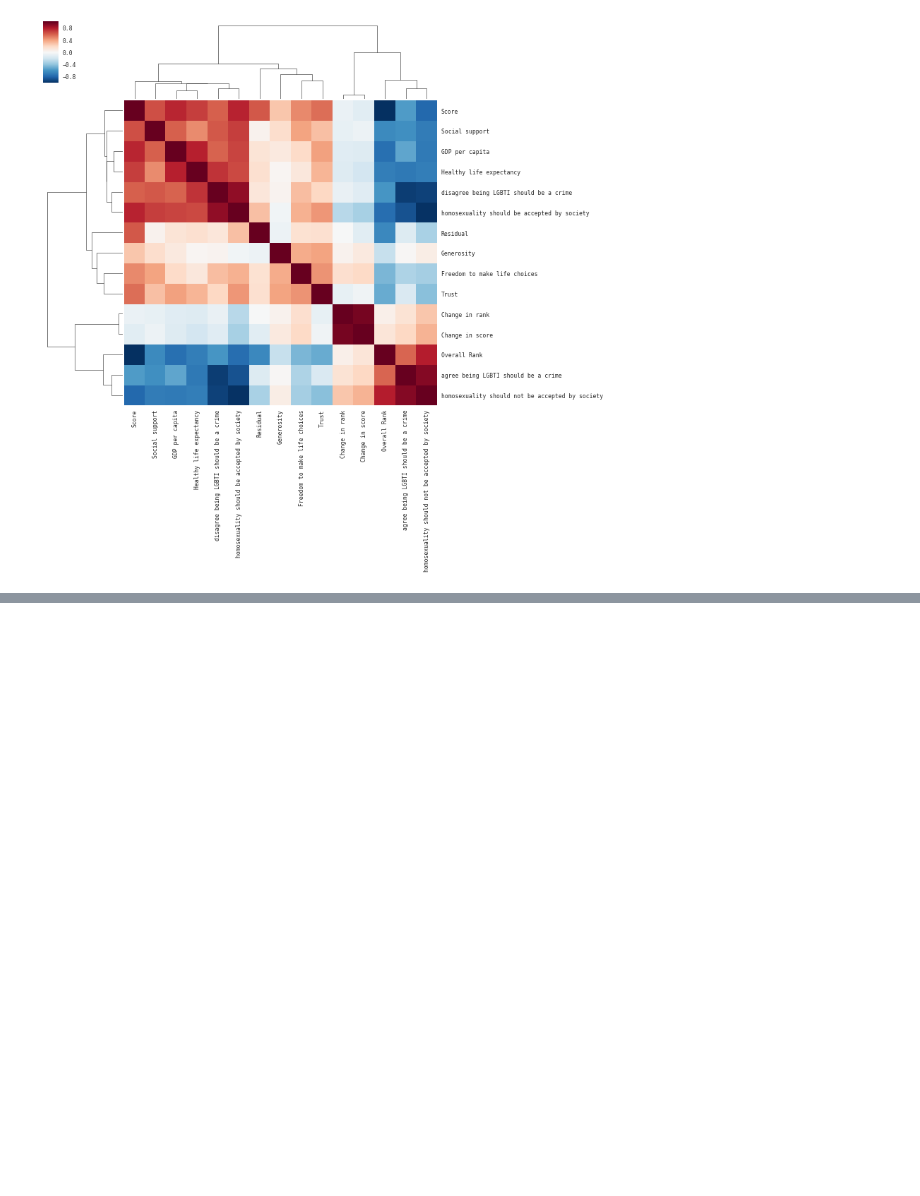
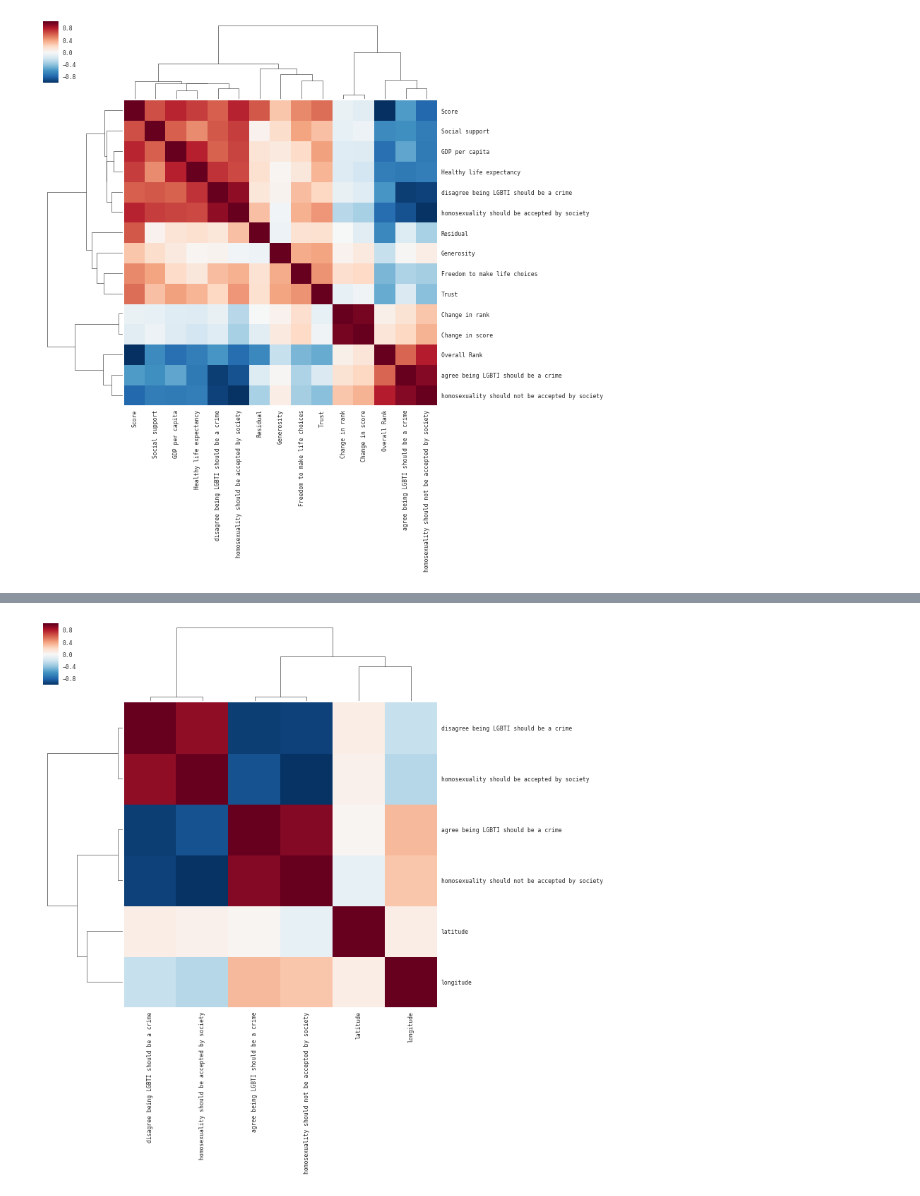
Before and after one commit to wdbm/world_statistics, a Jupyter notebook: notebook_1.ipynb, the cells around one changed output, grey strips where cells are left out. Saved outputs shown, nothing was run; the diff lists cells and outputs as text; code cells hidden in the pictures; blank space fills up the shorter version.

Commit message:
add correlations for country location, country murder rates and country employment rates, add country_coordinates.csv, UNODC_murder_rates_2014.csv and country_employment.csv

```diff
--- a/notebook_1.ipynb
+++ b/notebook_1.ipynb
@@ -11,9 +13,12 @@
 # %%
 import pandas as pd
 
-ELGARIWI2016 = pd.read_csv("ILGA-RIWI_2016.csv", delimiter = ",")
-PGAHR2014    = pd.read_csv("Pew_Global_Attitudes_Homosexuality_Report_2014.csv", delimiter = ",")
-WHR2017      = pd.read_csv("World_Happiness_Report_2017.csv", delimiter = ",")
+ELGARIWI2016        = pd.read_csv("ILGA-RIWI_2016.csv", delimiter = ",")
+PGAHR2014           = pd.read_csv("Pew_Global_Attitudes_Homosexuality_Report_2014.csv", delimiter = ",")
+WHR2017             = pd.read_csv("World_Happiness_Report_2017.csv", delimiter = ",")
+country_coordinates = pd.read_csv("country_coordinates.csv", delimiter = ",")
+UNODC2014           = pd.read_csv("UNODC_murder_rates_2014.csv", delimiter = ",")
+country_employment  = pd.read_csv("country_employment.csv", delimiter = ",")
 # %%
 import seaborn as sns
 import matplotlib.pyplot as plt
@@ -70,0 +107,11 @@ _ = plt.setp(plot.ax_heatmap.get_yticklabels(), rotation = 0)
+# %%
+country_coordinates = country_coordinates[[column for column in country_coordinates.columns if column != "code"]]
+
+country_coordinates.rename(columns = {"country": "Country"}, inplace = True)
+
+ELGARIWI2016_PGAHR2014_coordinates = pd.merge(ELGARIWI2016_PGAHR2014, country_coordinates, on = "Country", how = "outer")
+
+# Exclude countries for which there is no ELGARIWI2016 and PGAHR2014 data.
+ELGARIWI2016_PGAHR2014_coordinates = ELGARIWI2016_PGAHR2014_coordinates[~(ELGARIWI2016_PGAHR2014_coordinates["agree being LGBTI should be a crime"].isnull() & ELGARIWI2016_PGAHR2014_coordinates["disagree being LGBTI should be a crime"].isnull() & ELGARIWI2016_PGAHR2014_coordinates["homosexuality should be accepted by society"].isnull() & ELGARIWI2016_PGAHR2014_coordinates["homosexuality should not be accepted by society"].isnull())]
+
+ELGARIWI2016_PGAHR2014_coordinates.head()
@@ -70,0 +125,5 @@ _ = plt.setp(plot.ax_heatmap.get_yticklabels(), rotation = 0)
+# %%
+plot = sns.clustermap(ELGARIWI2016_PGAHR2014_coordinates.corr())
+_ = plt.setp(plot.ax_heatmap.get_yticklabels(), rotation = 0)
+# %% [output]
+[figure, added]
```
Also changed, not shown: parts of 15 cells of this notebook, 3 other files.
